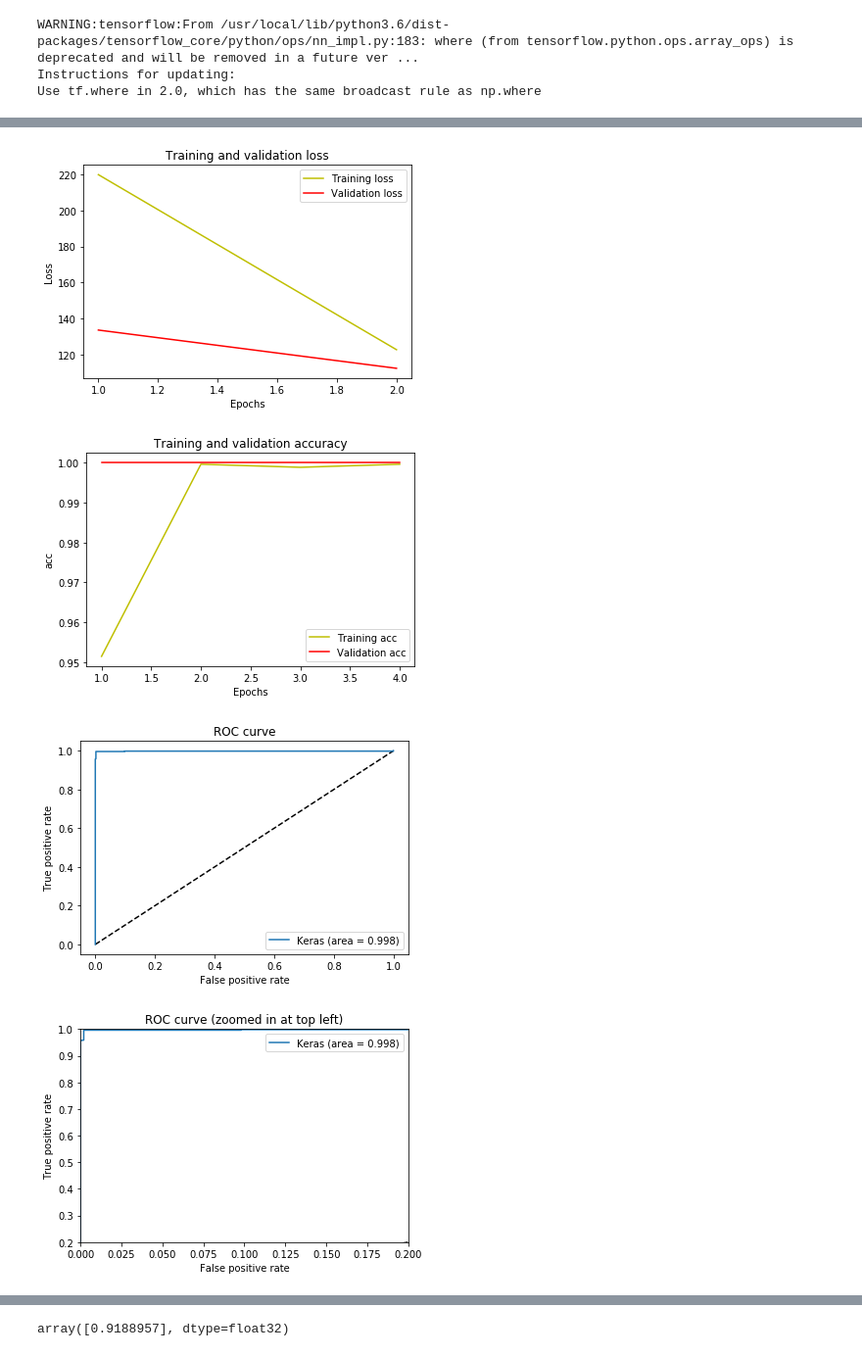
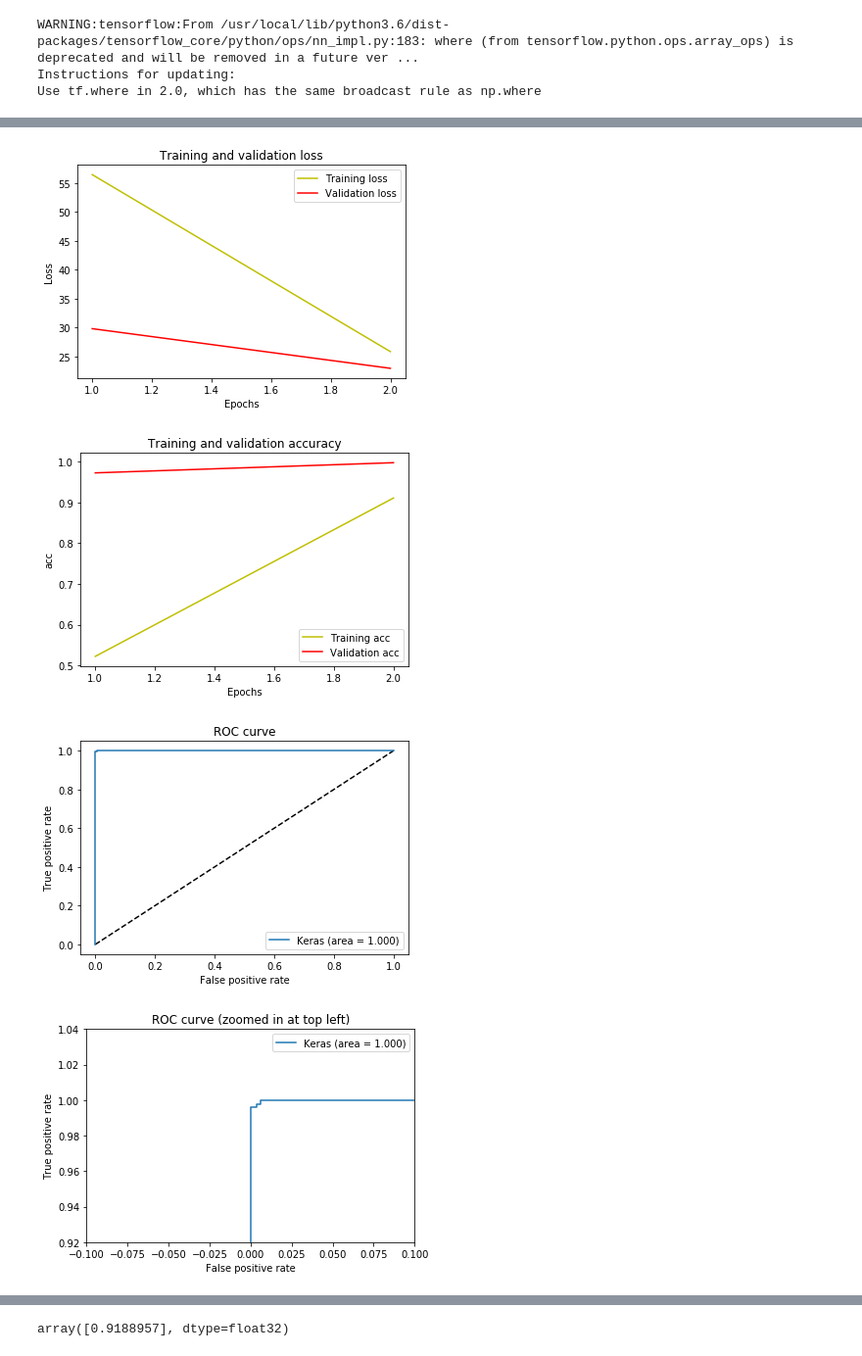
Before and after one commit to SGRGit/gwOsc, a Jupyter notebook: LIGOGlitchNoiseClassificationModelBuild_Final.ipynb, the cells around one changed output, grey strips where cells are left out. Shown at 98% size. Saved outputs shown, nothing was run; the diff lists cells and outputs as text; code cells hidden in the pictures.

```diff
--- a/LIGOGlitchNoiseClassificationModelBuild_Final.ipynb
+++ b/LIGOGlitchNoiseClassificationModelBuild_Final.ipynb
@@ -117,12 +113,8 @@ x = layers.Flatten()(x)
 
 # Fully Connected Layers and ReLU activation algoritm
 x = layers.Dense(4096, activation = 'relu')(x)
-# Dropout Layer for Optimization
-x = layers.Dropout(0.5,noise_shape=None, seed=None)(x)
 x = layers.Dense(4096, activation = 'relu')(x)
-# Dropout Layer for Optimization
-x = layers.Dropout(0.5,noise_shape=None, seed=None)(x)
-x = layers.Dense(1000, activation = 'relu', kernel_regularizer=regularizers.l2(0.1), activity_regularizer=regularizers.l2(0.1))(x)
+x = layers.Dense(1000, activation = 'relu', kernel_regularizer=regularizers.l2(0.05), activity_regularizer=regularizers.l2(0.05))(x)
 
 # Dropout Layer for Optimization
 x = layers.Dropout(0.5,noise_shape=None, seed=None)(x)
@@ -211,7 +203,7 @@ plt.ylabel('Loss')
 plt.legend()
 plt.show()
 # %% [output]
-[figure, old version]
+[figure, new version]
 # %%
 acc = history.history['acc']
 val_acc = history.history['val_acc']
@@ -223,7 +215,7 @@ plt.ylabel('acc')
 plt.legend()
 plt.show()
 # %% [output]
-[figure, old version]
+[figure, new version]
 # %%
 from sklearn.metrics import roc_curve
 y_pred = model.predict(X_test)
@@ -248,28 +240,28 @@ auc = auc(fpr, tpr)
 # %%
 plt.figure(1)
 plt.plot([0, 1], [0, 1], 'k--')
 plt.plot(fpr, tpr, label='Keras (area = {:.3f})'.format(auc))
 #plt.plot(fpr_rf, tpr_rf, label='RF (area = {:.3f})'.format(auc_rf))
 plt.xlabel('False positive rate')
 plt.ylabel('True positive rate')
 plt.title('ROC curve')
 plt.legend(loc='best')
 plt.show()
 # Zoom in view of the upper left corner.
 plt.figure(2)
-plt.xlim(0, 0.2)
-plt.ylim(0.2, 1)
+plt.xlim(-0.1, 0.1)
+plt.ylim(0.92, 1.04)
 plt.plot([0, 1], [0, 1], 'k--')
 plt.plot(fpr, tpr, label='Keras (area = {:.3f})'.format(auc))
 #plt.plot(fpr_rf, tpr_rf, label='RF (area = {:.3f})'.format(auc_rf))
 plt.xlabel('False positive rate')
 plt.ylabel('True positive rate')
 plt.title('ROC curve (zoomed in at top left)')
 plt.legend(loc='best')
 plt.show()
 # %% [output]
-[figure, old version]
+[figure, new version]
-[figure, old version]
+[figure, new version]
 # %%
 from sklearn.metrics import accuracy_score, hamming_loss
 
```
Also changed, not shown: parts of 5 cells of this notebook.
